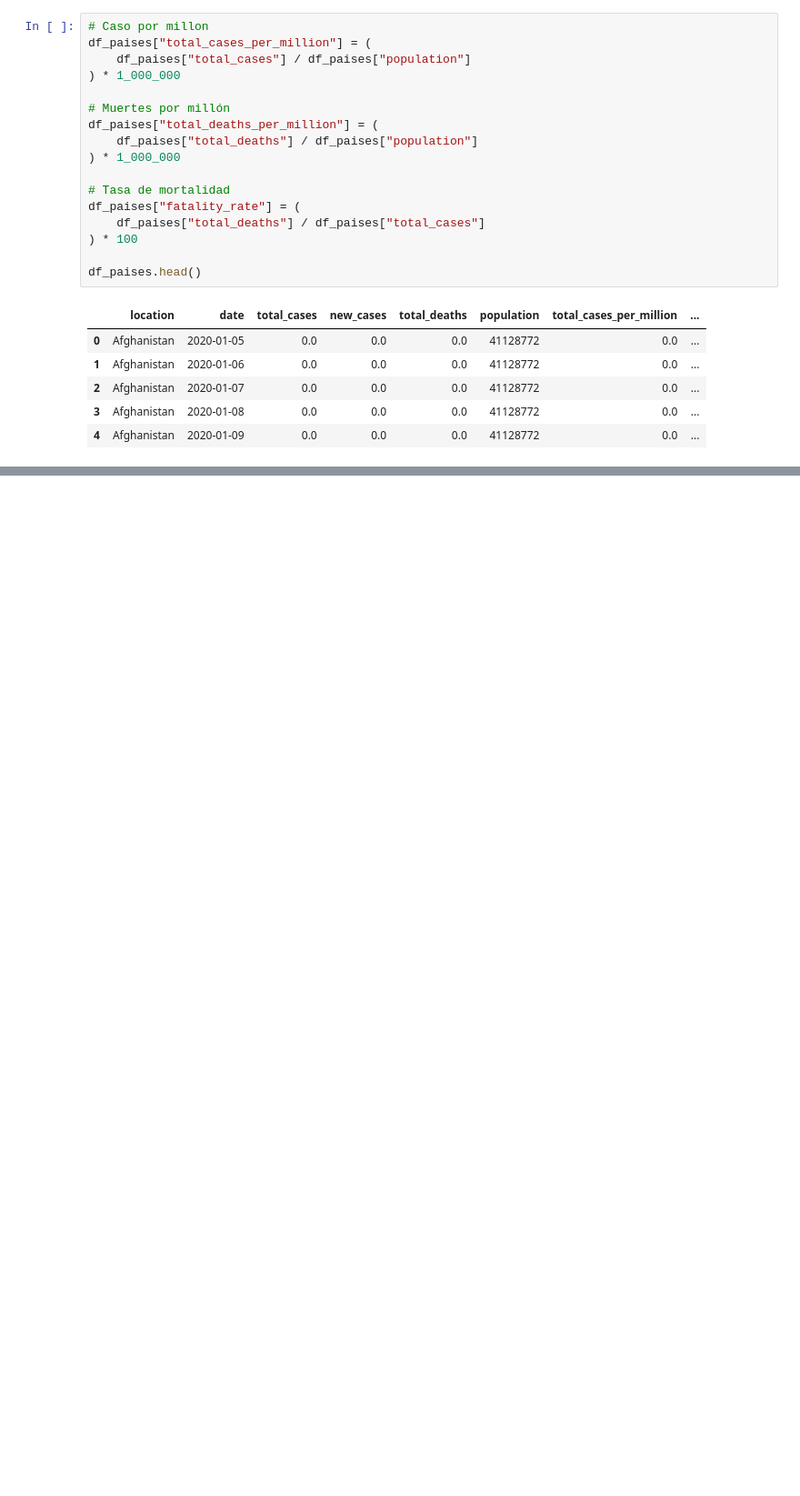
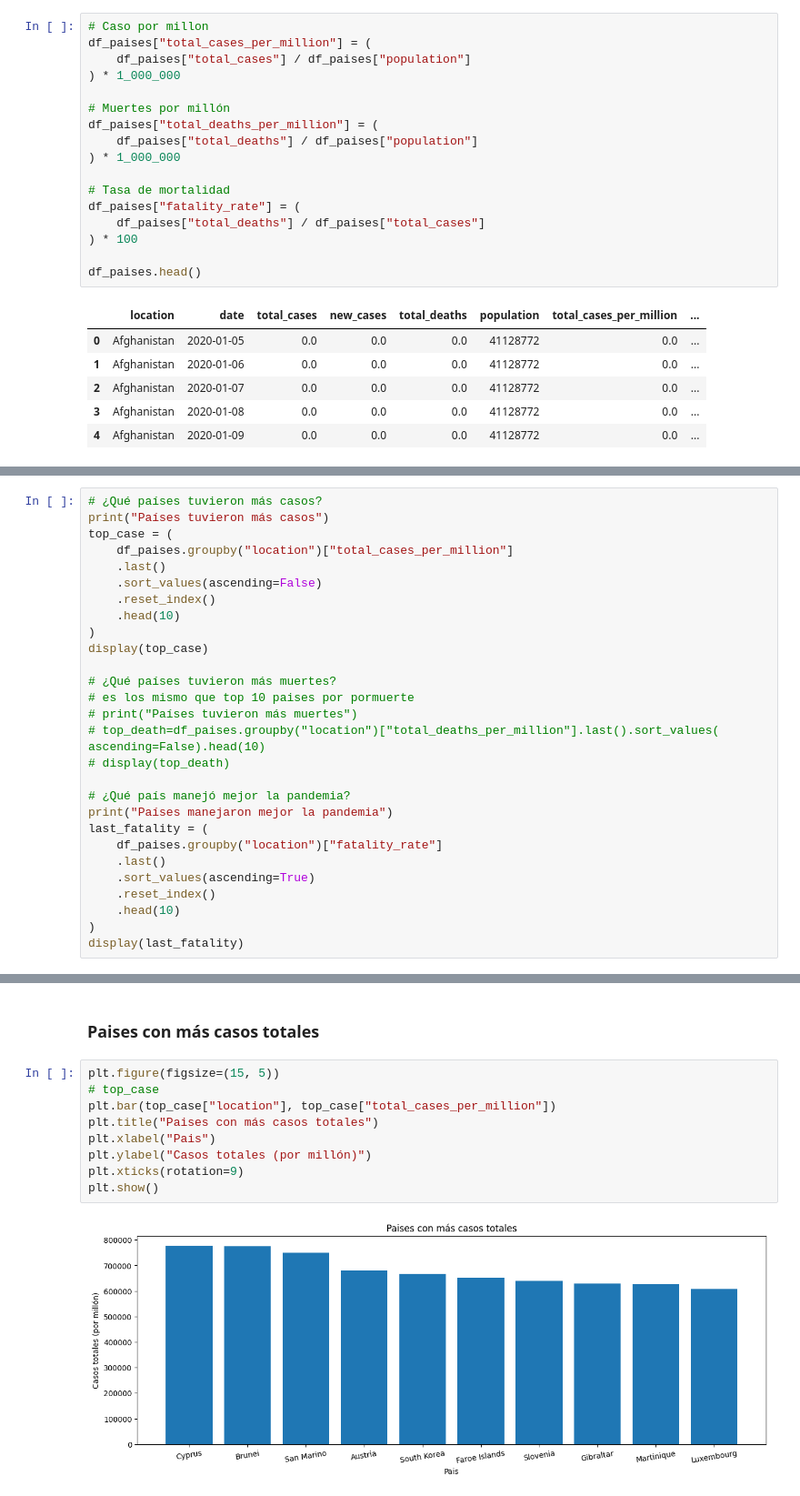
Before and after one commit to StalkerData/Ciencia_de_Datos, a Jupyter notebook: Nivel_2/covid_eda/notebooks/analisis_covid.ipynb, the cells around one changed output, grey strips where cells are left out. Shown at 91% size. Drawn from its saved outputs; the diff is of its cells as text; blank space fills up the shorter version.

```diff
--- a/Nivel_2/covid_eda/notebooks/analisis_covid.ipynb
+++ b/Nivel_2/covid_eda/notebooks/analisis_covid.ipynb
@@ -200,0 +207,28 @@ Name: total_deaths_per_million, dtype: float64
+# %%
+# ¿Qué países tuvieron más casos?
+print("Países tuvieron más casos")
+top_case = (
+    df_paises.groupby("location")["total_cases_per_million"]
+    .last()
+    .sort_values(ascending=False)
+    .reset_index()
+    .head(10)
+)
+display(top_case)
+
+# ¿Qué países tuvieron más muertes?
+# es los mismo que top 10 paises por pormuerte
+# print("Países tuvieron más muertes")
+# top_death=df_paises.groupby("location")["total_deaths_per_million"].last().sort_values( ascending=False).head(10)
+# display(top_death)
+
+# ¿Qué país manejó mejor la pandemia?
+print("Países manejaron mejor la pandemia")
+last_fatality = (
+    df_paises.groupby("location")["fatality_rate"]
+    .last()
+    .sort_values(ascending=True)
+    .reset_index()
+    .head(10)
+)
+display(last_fatality)
@@ -200,0 +287,13 @@ Name: total_deaths_per_million, dtype: float64
+# %% [markdown]
+### Paises con más casos totales
+# %%
+plt.figure(figsize=(15, 5))
+# top_case
+plt.bar(top_case["location"], top_case["total_cases_per_million"])
+plt.title("Paises con más casos totales")
+plt.xlabel("Pais")
+plt.ylabel("Casos totales (por millón)")
+plt.xticks(rotation=9)
+plt.show()
+# %% [output]
+[figure, added]
```
Also changed, not shown: parts of 15 cells of this notebook.
